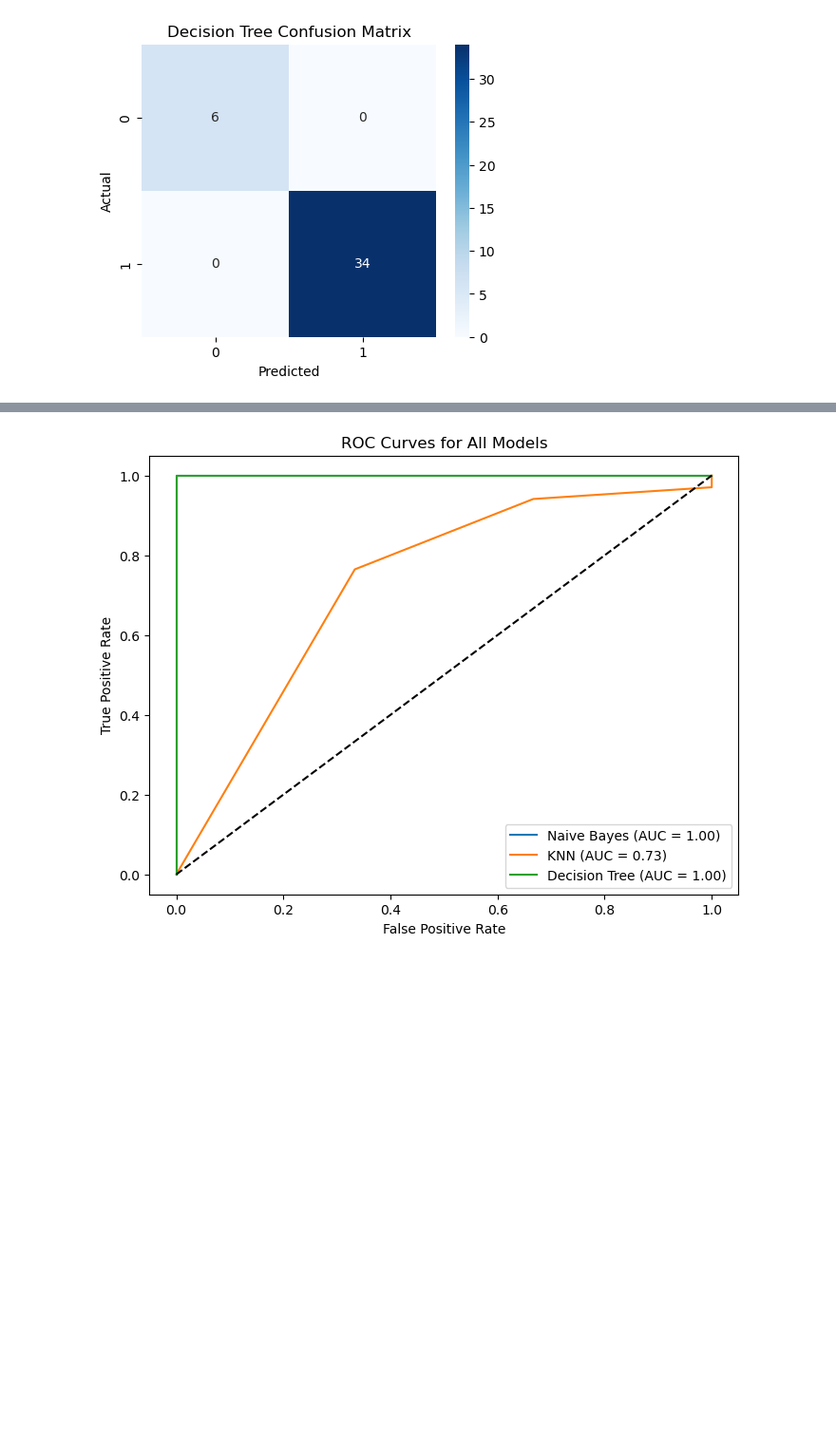
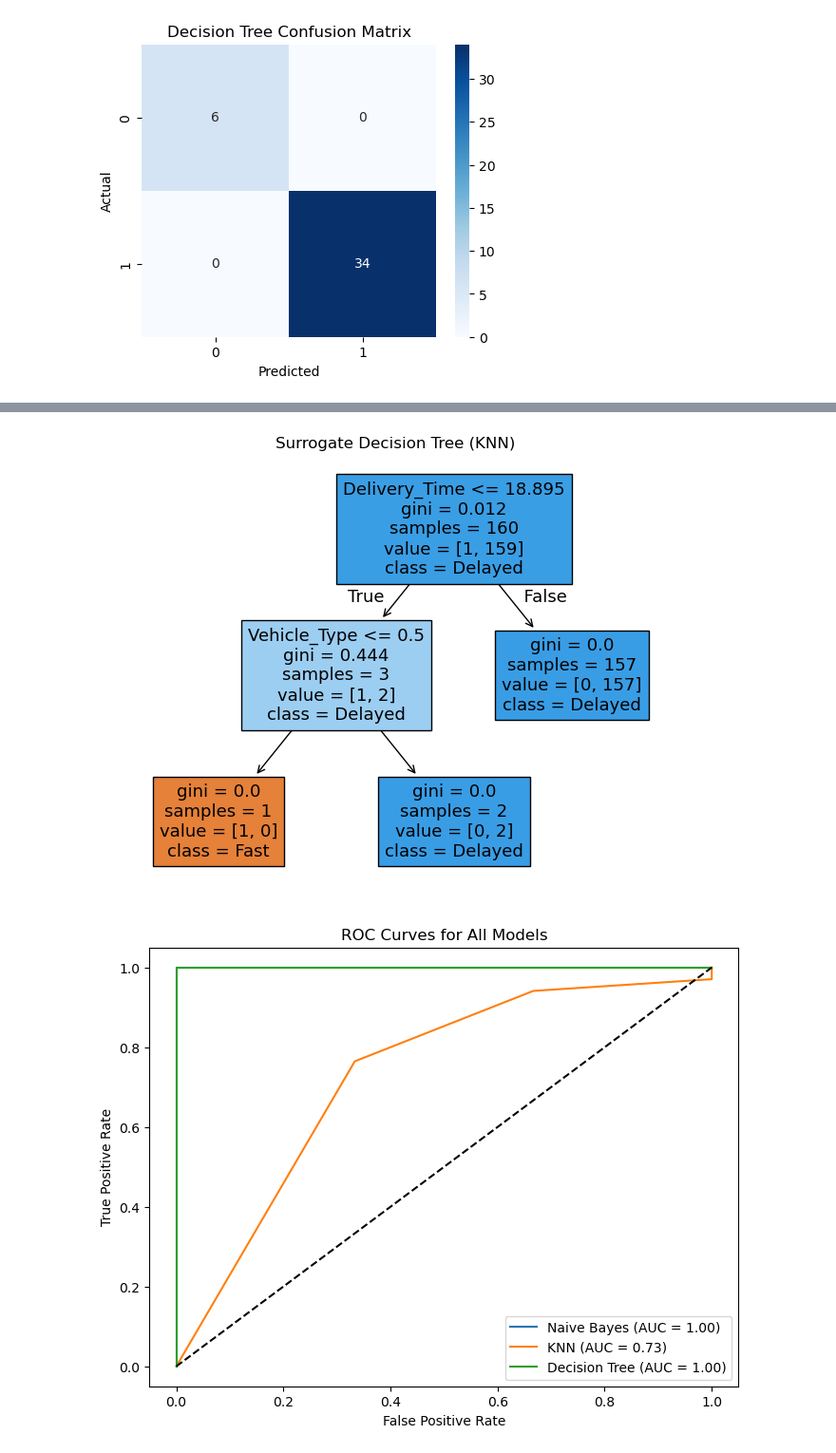
Before and after one commit to amityadav108/Project---Food_Delivery_Time_Prediction, a Jupyter notebook: Project_Food_Delivery_Time_Prediction_(1).ipynb, the cells around one changed output, grey strips where cells are left out. Shown at 95% size. Cells and saved outputs as stored; diff of their text form; code cells hidden in the pictures; blank space fills up the shorter version.

```diff
--- a/Project_Food_Delivery_Time_Prediction_(1).ipynb
+++ b/Project_Food_Delivery_Time_Prediction_(1).ipynb
@@ -155,3 +184,22 @@ plt.show()
+# %%
+# --- KNN Classifier ---
+knn_model = KNeighborsClassifier(n_neighbors=5)
+knn_model.fit(X_train, y_train)
+
+# Surrogate Decision Tree for KNN
+knn_preds = knn_model.predict(X_train)
+knn_tree = DecisionTreeClassifier(max_depth=3, random_state=42)
+knn_tree.fit(X_train, knn_preds)
+
+plt.figure(figsize=(8, 6))
+tree.plot_tree(knn_tree,
+               feature_names=feature_names,
+               class_names=['Fast','Delayed'],
+               filled=True)
+plt.title("Surrogate Decision Tree (KNN)")
+plt.show()
+# %% [output]
+[figure, added]
 # %%
 # --- ROC Curves for All Models ---
 plt.figure(figsize=(8, 6))
```
Also changed, not shown: parts of 4 cells of this notebook.
